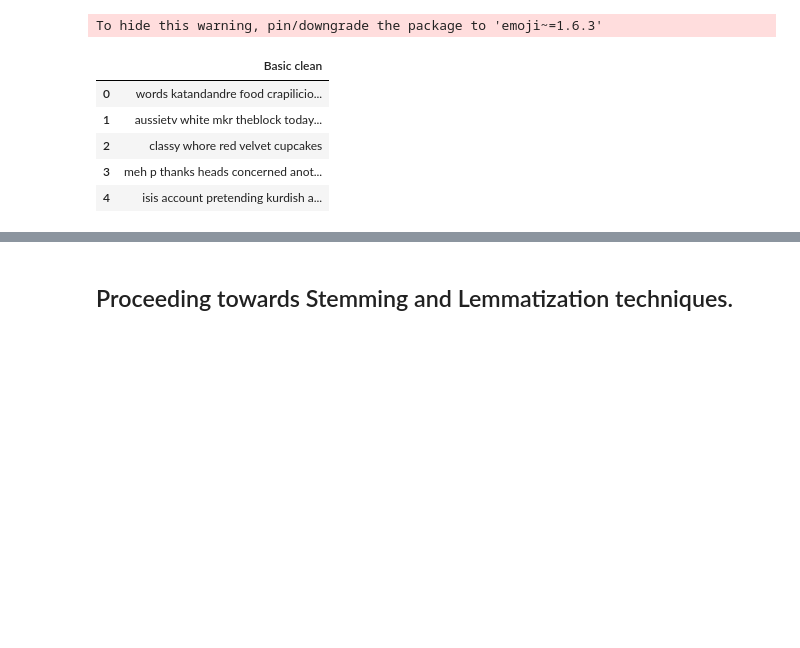
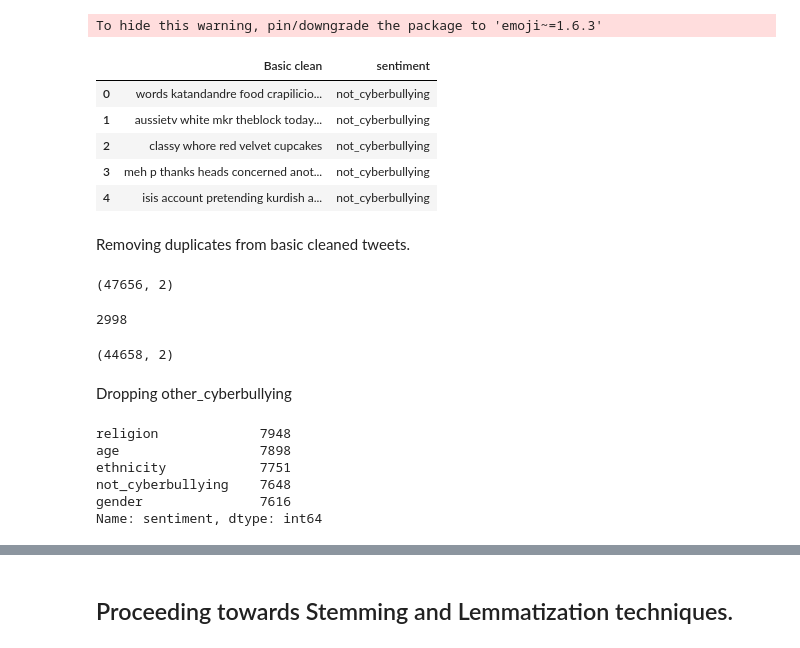
Before and after one commit to vishal19217/CyberBullying_Sentiment_Analysis, a Jupyter notebook: ML_Project_PreProcessing.ipynb, the cells around one changed output, grey strips where cells are left out. Drawn from its saved outputs; the diff is of its cells as text; code cells hidden in the pictures; blank space fills up the shorter version.

```diff
--- a/ML_Project_PreProcessing.ipynb
+++ b/ML_Project_PreProcessing.ipynb
@@ -181,13 +181,32 @@ for text in data['tweet']:
 To hide this warning, pin/downgrade the package to 'emoji~=1.6.3'
 # %%
 basic_clean_df = pd.DataFrame(basic_clean_tweets, columns = ['Basic clean']);
+basic_clean_df['sentiment'] = data['sentiment'].values
 basic_clean_df.head()
 
 # We can see that basic cleaning of tweets has been done.
 # %% [output]
-|  | Basic clean |
-| 0 | words katandandre food crapilicio... |
-| 1 | aussietv white mkr theblock today... |
-| 2 | classy whore red velvet cupcakes |
-| 3 | meh p thanks heads concerned anot... |
-| 4 | isis account pretending kurdish a... |
+|  | Basic clean | sentiment |
+| 0 | words katandandre food crapilicio... | not_cyberbullying |
+| 1 | aussietv white mkr theblock today... | not_cyberbullying |
+| 2 | classy whore red velvet cupcakes | not_cyberbullying |
+| 3 | meh p thanks heads concerned anot... | not_cyberbullying |
+| 4 | isis account pretending kurdish a... | not_cyberbullying |
+# %% [markdown]
+Removing duplicates from basic cleaned tweets.
+# %%
+basic_clean_df.shape
+# %% [output]
+(47656, 2)
+# %%
+basic_clean_df['Basic clean'].duplicated().sum()
+# %% [output]
+2998
+# %%
+basic_clean_df.drop_duplicates('Basic clean', inplace = True)
+# Removed duplicates
+basic_clean_df.shape
+# %% [output]
+(44658, 2)
+# %% [markdown]
+Dropping other_cyberbullying
@@ -193,0 +215,9 @@ basic_clean_df.head()
+# %%
+basic_clean_df['sentiment'].value_counts()
+# %% [output]
+religion             7948
+age                  7898
+ethnicity            7751
+not_cyberbullying    7648
+gender               7616
+Name: sentiment, dtype: int64
```
Also changed, not shown: parts of 66 cells of this notebook.
